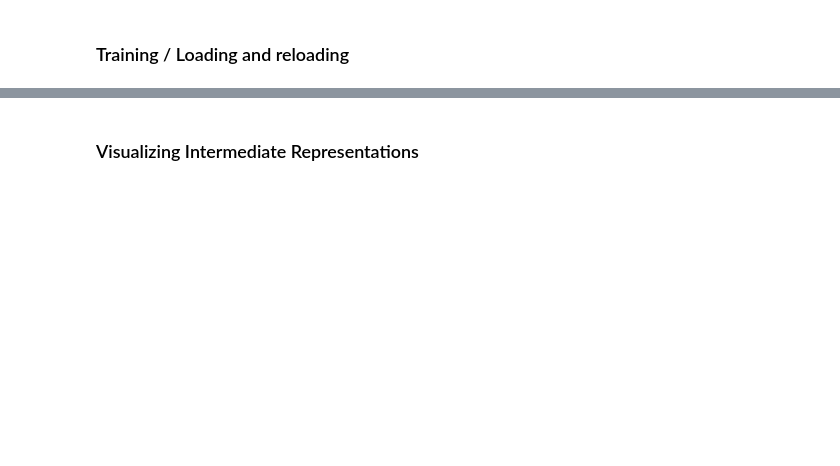
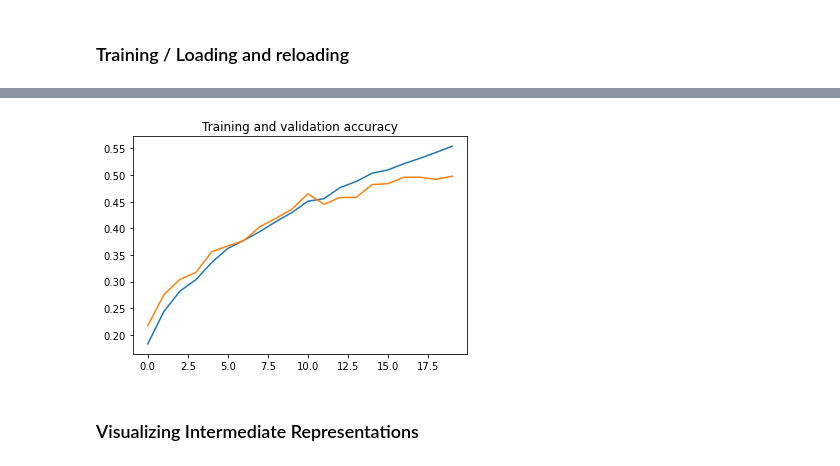
Before and after one commit to davidabelin/doubledigits, a Jupyter notebook: arithmetic_double_digits.ipynb, the cells around one changed output, grey strips where cells are left out. Saved outputs shown, nothing was run; the diff lists cells and outputs as text; code cells hidden in the pictures; blank space fills up the shorter version.

```diff
--- a/arithmetic_double_digits.ipynb
+++ b/arithmetic_double_digits.ipynb
@@ -226,7 +264,7 @@ model = Model(input_layer, output_layer)
 ####################### Compile
 model.compile(loss="sparse_categorical_crossentropy",
               #loss=tf.keras.losses.SparseCategoricalCrossentropy(from_logits=True),
-              optimizer=Adam(lr=0.0025), #0.0075
+              optimizer=Adam(learning_rate=0.0025), #0.0075
               metrics=['acc'])
 
 ####################### Layer-outputs model
@@ -258,7 +316,7 @@ new_output_layer = layers.Dense(100, activation='softmax')(x)
 new_model = Model(input_layer, new_output_layer)
 new_model.compile(loss="sparse_categorical_crossentropy",
               #loss=tf.keras.losses.SparseCategoricalCrossentropy(from_logits=True),
-              optimizer=Adam(lr=0.0025), #0.0075
+              optimizer=Adam(learning_rate=0.0025), #0.0075
               metrics=['acc'])
 
 ####################### Layer-outputs for new model
@@ -280,3 +372,7 @@ new_history = new_model.fit(train_ds.shuffle(N+1).batch(N//100),
+# %%
+plotLearningCurves(new_history)
+# %% [output]
+[figure, added]
 # %% [markdown]
 ### Visualizing Intermediate Representations
 # %%
```
Also changed, not shown: parts of 36 cells of this notebook, 3 other files.
